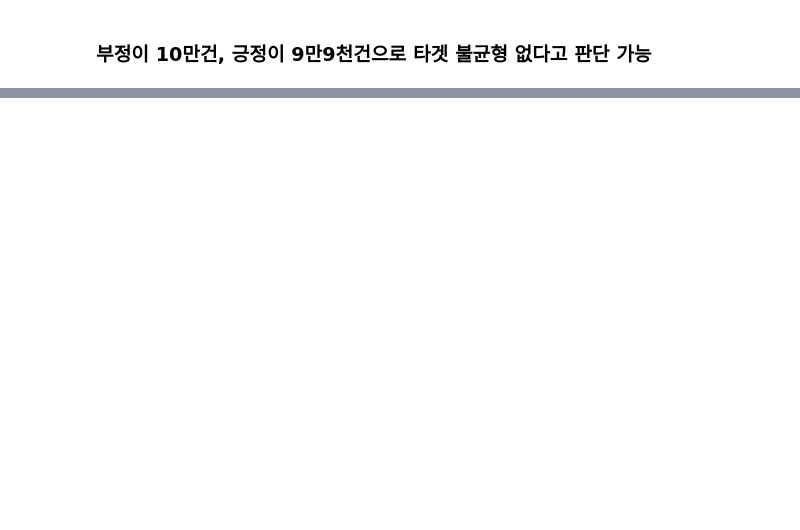
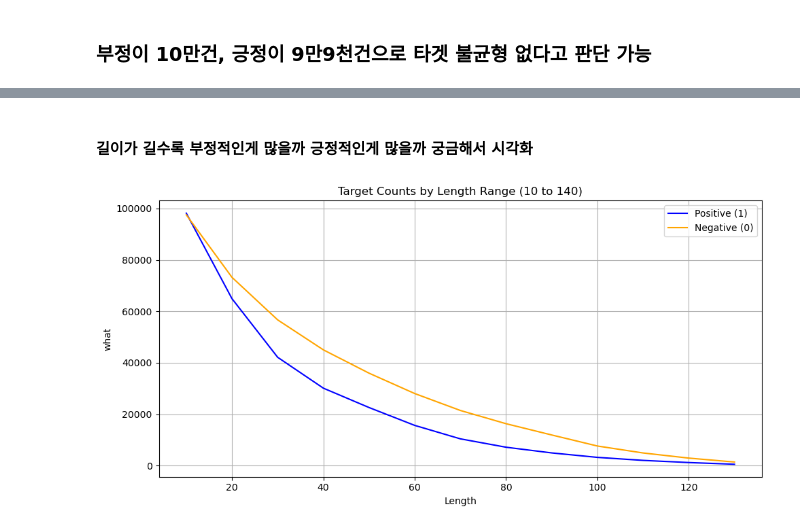
Before and after one commit to Kkaemii/SeSac_MPs, a Jupyter notebook: project_11_Sentiment Analysis_with_huggingface_models/sentiment_analysis.ipynb, the cells around one changed output, grey strips where cells are left out. Drawn from its saved outputs; the diff is of its cells as text; code cells hidden in the pictures; blank space fills up the shorter version.

```diff
--- a/project_11_Sentiment Analysis_with_huggingface_models/sentiment_analysis.ipynb
+++ b/project_11_Sentiment Analysis_with_huggingface_models/sentiment_analysis.ipynb
@@ -87,0 +108,26 @@ Name: review, dtype: int64
+# %% [markdown]
+#### 길이가 길수록 부정적인게 많을까 긍정적인게 많을까 궁금해서 시각화
+# %%
+result = {'length': [], 'positive':[], 'negative': []}
+
+for length in range(10, 140, 10):
+  f_df= df[df['length'] >= length]['target'].value_counts()
+  result['length'].append(length)
+  result['positive'].append(f_df.get(1)) #긍정 리뷰 가지고 오기
+  result['negative'].append(f_df.get(0))# 부정 리뷰 가지고 오기
+# %%
+import matplotlib.pyplot as plt
+import seaborn as sns
+
+plt.figure(figsize=(10, 5))
+plt.plot(result['length'], result['positive'], label='Positive (1)', color='blue')
+plt.plot(result['length'], result['negative'], label='Negative (0)', color='orange')
+plt.title('Target Counts by Length Range (10 to 140)')
+plt.xlabel('Length')
+plt.ylabel('what')
+plt.legend()
+plt.grid(True)
+plt.tight_layout()
+plt.show()
+# %% [output]
+[figure, added]
```
Also changed, not shown: parts of 33 cells of this notebook, 1 other file.
